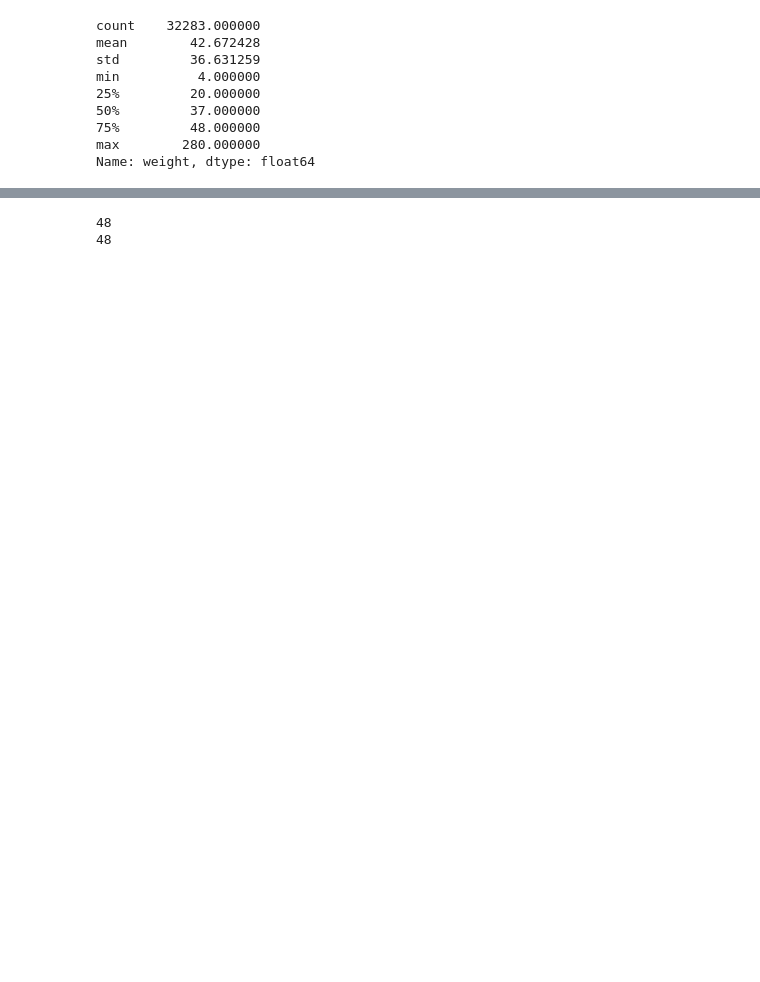
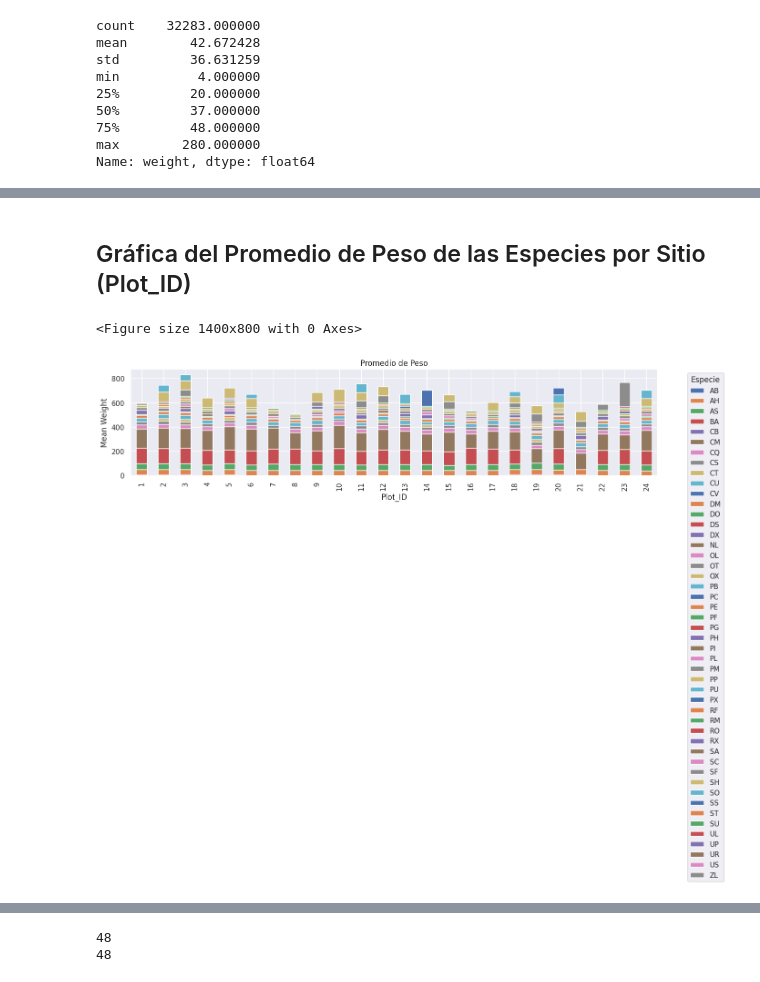
Before and after one commit to cosijoeza/semestre-1, a Jupyter notebook: data-cleaning/practica-7/surveys.ipynb, the cells around one changed output, grey strips where cells are left out. Cells and saved outputs as stored; diff of their text form; code cells hidden in the pictures; blank space fills up the shorter version.

```diff
--- a/data-cleaning/practica-7/surveys.ipynb
+++ b/data-cleaning/practica-7/surveys.ipynb
@@ -273,0 +213,20 @@ print(y)
+# %% [markdown]
+## Gráfica del Promedio de Peso de las Especies por Sitio (Plot_ID)
+# %%
+# Calculate the mean weight of each species by plot_id
+average_weight_by_species_plot = surveys_df.groupby(['plot_id', 'species_id'])['weight'].mean().unstack()
+
+# Plot the data
+plt.figure(figsize=(14, 8))
+average_weight_by_species_plot.plot(kind='bar', figsize=(14, 8), stacked=True)
+plt.title('Promedio de Peso')
+plt.xlabel('Plot_ID')
+plt.ylabel('Mean Weight')
+plt.legend(title='Especie', bbox_to_anchor=(1.05, 1), loc='upper left')
+plt.tight_layout()
+
+# Show the plot
+plt.show()
+# %% [output]
+<Figure size 1400x800 with 0 Axes>
+[figure, added]
```
Also changed, not shown: parts of 47 cells of this notebook.
